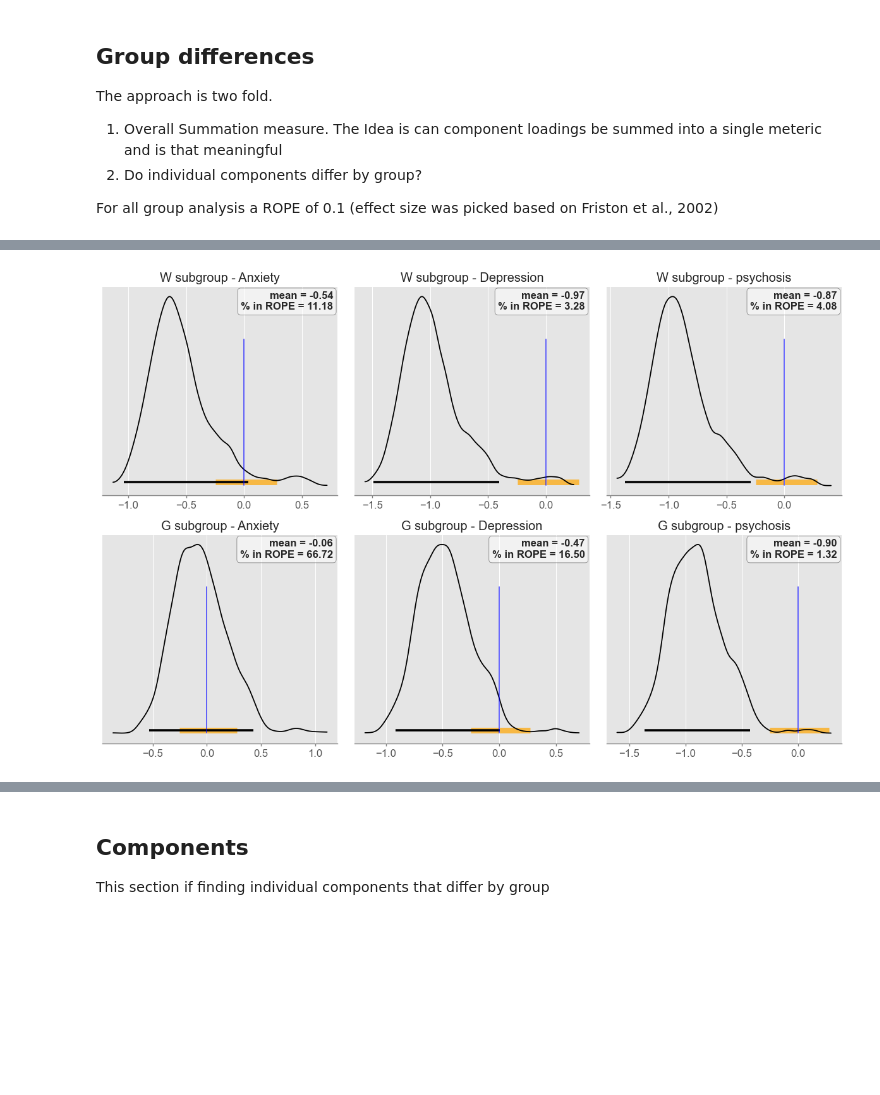
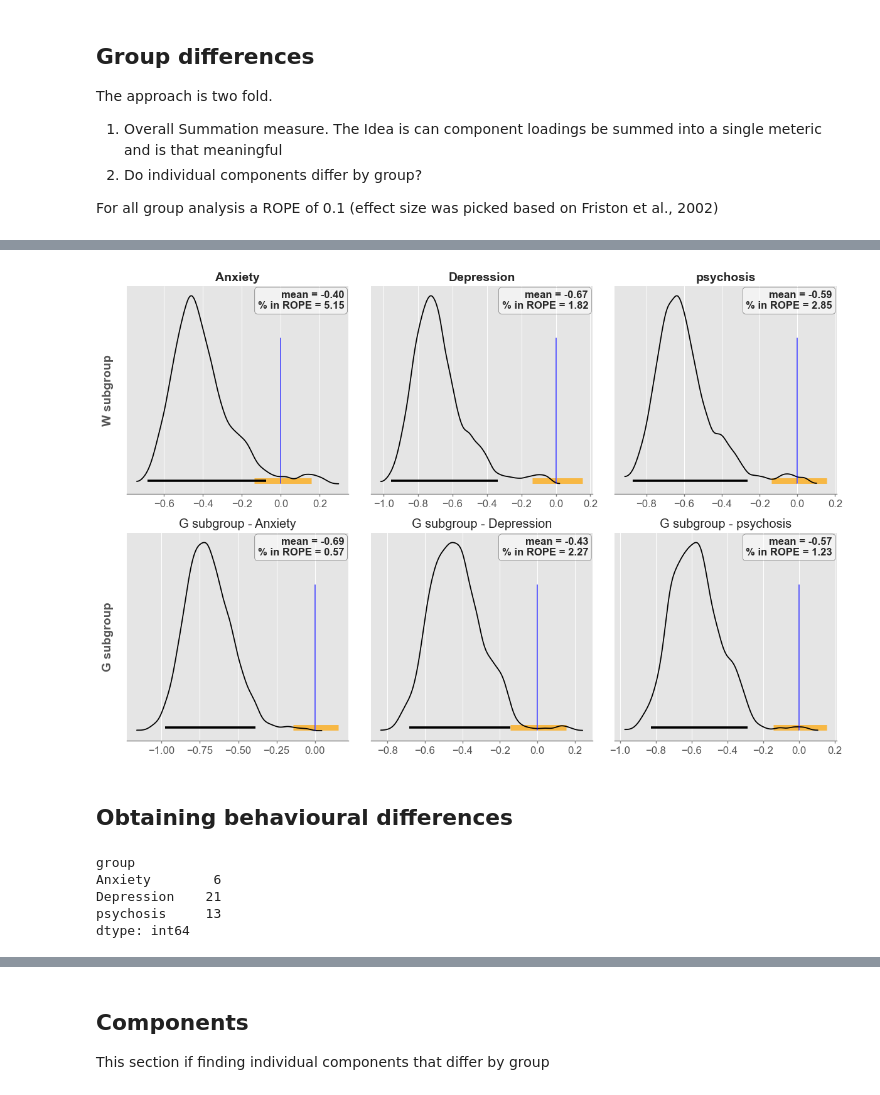
Before and after one commit to Daniel-Halls/nfact_idp, a Jupyter notebook: nfact_id/group_diff/exploring_differences.ipynb, the cells around one changed output, grey strips where cells are left out. Saved outputs shown, nothing was run; the diff lists cells and outputs as text; code cells hidden in the pictures; blank space fills up the shorter version.

```diff
--- a/nfact_id/group_diff/exploring_differences.ipynb
+++ b/nfact_id/group_diff/exploring_differences.ipynb
@@ -188,17 +48,0 @@ def beta_distribution(outside_total: int, total_number: int) -> xr.DataArray:
-# %%
-def get_zscore_summary(z_scores: xr.Dataset) -> pd.DataFrame:
-    """
-    Function to get a summary of zscores
-    from zscores distrubtion
-
-    Parameters
-    ----------
-    z_scores: xr.Dataset
-
-    Returns
-    -------
-    pd.DataFrame: Dataframe
-        DataFrame of mean, hdi_2.5%
-        and hdi_97.5%
-    """
-    return az.summary(z_scores, hdi_prob=0.95, kind='stats')[['mean', 'hdi_2.5%', "hdi_97.5%"]].reset_index(drop=True)
@@ -472,0 +155,3 @@ g_meaningful = is_meaningful(g_subjects_sum)
+# %%
+w_meaningful = is_meaningful(w_subjects_sum, rope=(w_rope[0], w_rope[1]))
+g_meaningful = is_meaningful(g_subjects_sum, rope=(g_rope[0], g_rope[1]))
@@ -473,13 +165,8 @@ g_meaningful = is_meaningful(g_subjects_sum)
 # %%
-w_meaningful_patients = w_subjects_sum[w_meaningful].mean(dim="sub")
-g_meaningful_patients = g_subjects_sum[g_meaningful].mean(dim="sub")
-
+patient_numbers = w_data_wide[~w_data_wide['group'].str.contains("Control")].shape[0]
 
 percentage_affected = {
         "White Matter": round((len(w_meaningful)/patient_numbers) * 100, 2),
         "Grey Matter": round((len(g_meaningful)/patient_numbers) * 100, 2)
 }
-
-g_rope = [grey_sum["hdi_2.5%"].mean(), grey_sum["hdi_97.5%"].mean()]
-w_rope = [white_sum["hdi_2.5%"].mean(), white_sum["hdi_97.5%"].mean()]
 # %% [markdown]
@@ -618,31 +366,39 @@ for row, dataset in enumerate(datasets):
 
         mean_val = posterior_mean.mean().item()
         rope_pct = 100 * ((posterior_mean > rope[0]) & (posterior_mean < rope[1])).mean().item()
 
 
         # Add annotation box
         box_text = (
             f"mean = {mean_val:.2f}\n"
             f"% in ROPE = {rope_pct:.2f}"
 
         )
 
         ax[row, col].text(
             0.98,
             0.98,
             box_text,
             transform=ax[row, col].transAxes,
             ha="right",
             va="top",
             fontsize=12,
             fontweight="bold",
             bbox=dict(
                 facecolor="white",
                 alpha=0.5,
                 edgecolor="black",
                 boxstyle="round,pad=0.3",
             ))
+for col, group in enumerate(groups):
+    ax[0, col].set_title(group, fontsize=14, fontweight="bold")
+
+
+for row, label in enumerate(row_labels):
+    ax[row, 0].set_ylabel(label, fontsize=14, fontweight="bold", labelpad=15)
 plt.tight_layout()
 plt.show()
 # %% [output]
-[figure, old version]
+[figure, new version]
+# %% [markdown]
+## Obtaining behavioural differences
@@ -648,0 +422,8 @@ plt.show()
+# %%
+np.round(meaningful_beh.groupby("group").size())
+# %% [output]
+group
+Anxiety        6
+Depression    21
+psychosis     13
+dtype: int64
```
Also changed, not shown: parts of 170 cells of this notebook, 4 other files.
